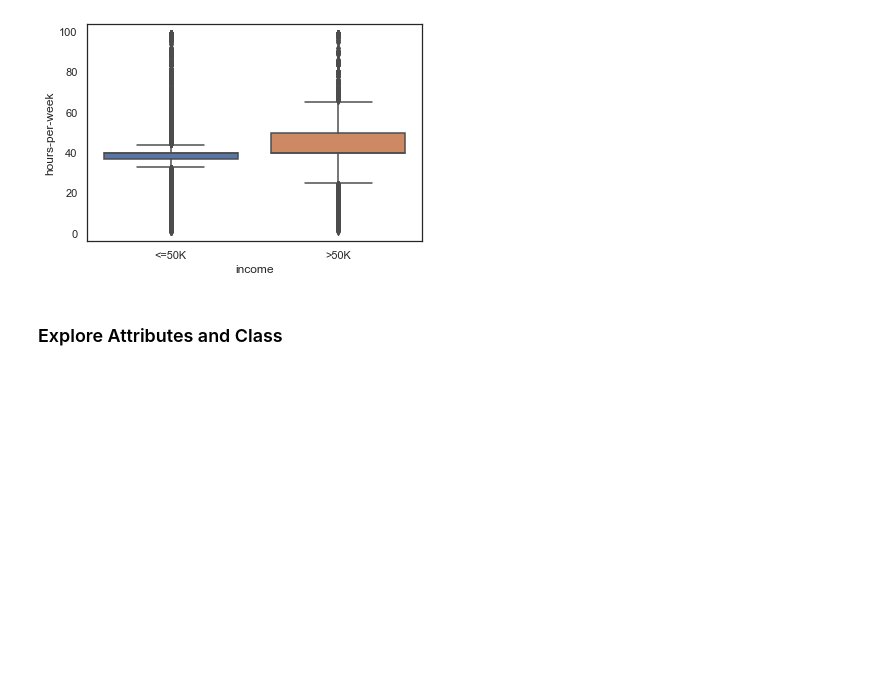
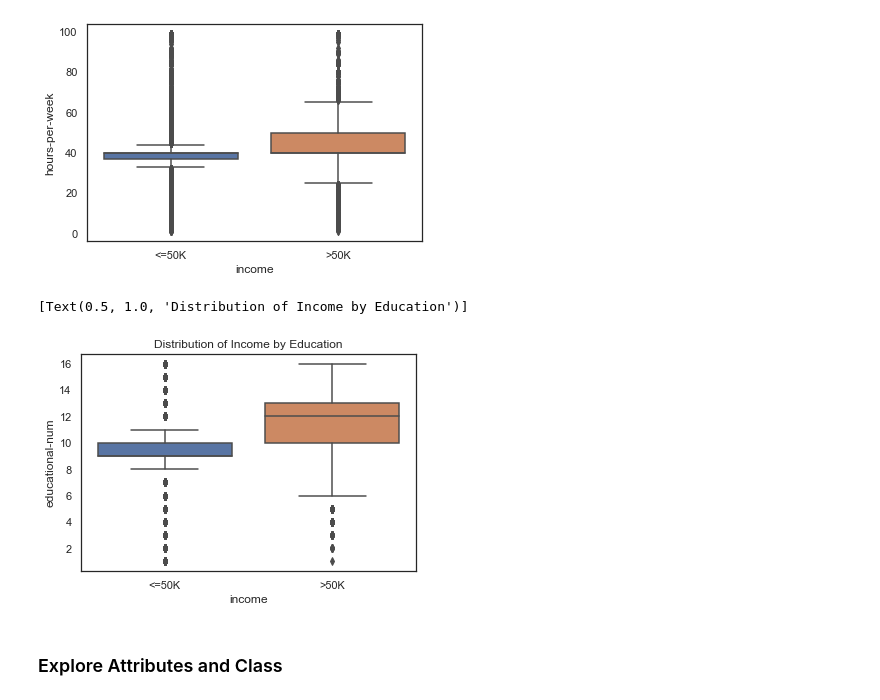
Before and after one commit to j-dominguez9/ML1_Proj1, a Jupyter notebook: CensusAdultDatasetEDA.ipynb, the cells around one changed output. Saved outputs shown, nothing was run; the diff lists cells and outputs as text; code cells hidden in the pictures; blank space fills up the shorter version.

```diff
--- a/CensusAdultDatasetEDA.ipynb
+++ b/CensusAdultDatasetEDA.ipynb
@@ -513,6 +525,11 @@ sns.boxplot(data = df_2, x = "income", y = "hours-per-week")
 # %% [output]
 <AxesSubplot:xlabel='income', ylabel='hours-per-week'>
 [figure]
+# %%
+sns.boxplot(data= df_2, x = "income", y = "educational-num").set(title="Distribution of Income by Education")
+# %% [output]
+[Text(0.5, 1.0, 'Distribution of Income by Education')]
+[figure, added]
 # %% [markdown]
 ### Explore Attributes and Class
 # %% [markdown]
```
Also changed, not shown: parts of 13 cells of this notebook.
